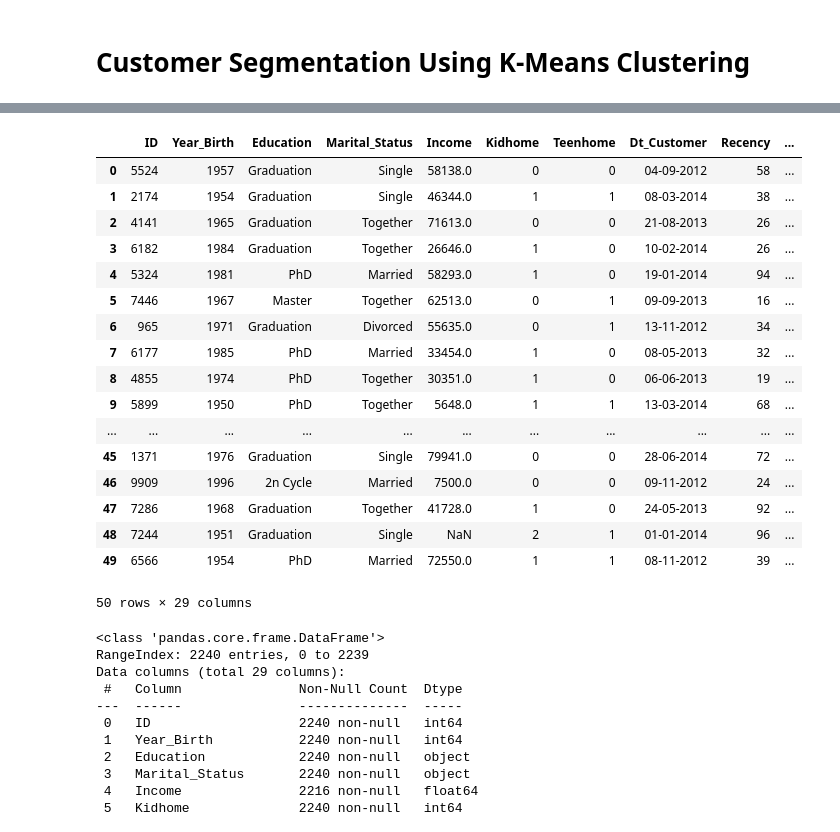
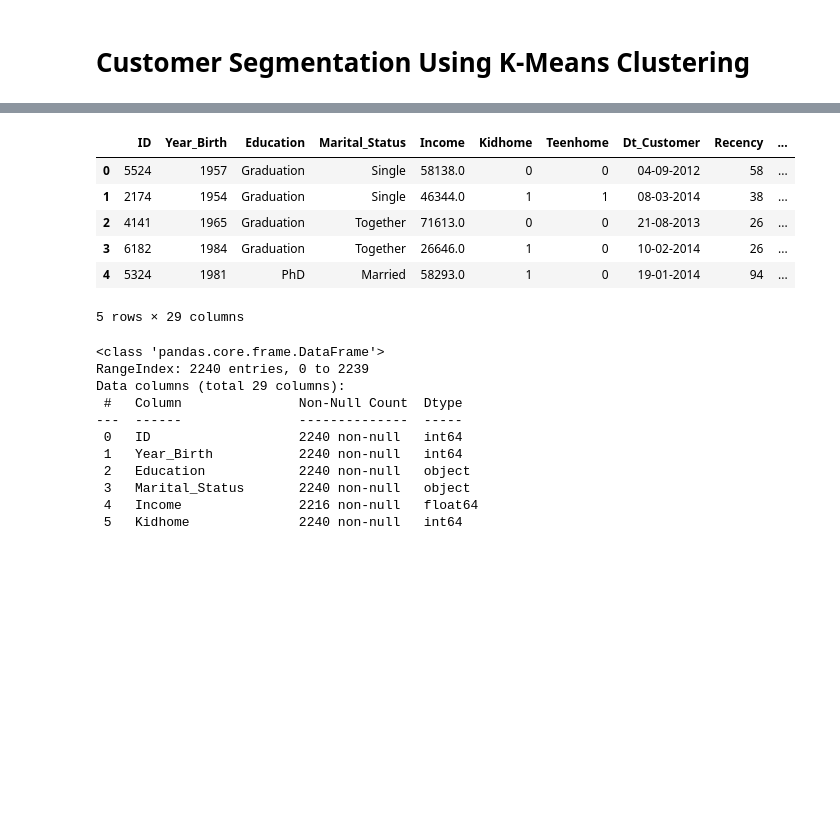
Before and after one commit to lauxpaux/CustomerSegmentation, a Jupyter notebook: customer_segmentation.ipynb, the cells around one changed output, grey strips where cells are left out. Drawn from its saved outputs; the diff is of its cells as text; code cells hidden in the pictures; blank space fills up the shorter version.

```diff
--- a/customer_segmentation.ipynb
+++ b/customer_segmentation.ipynb
@@ -85,25 +85,14 @@ NumDealsPurchases: Purchases made by the customer using promotion/sale  <br>
 # %%
 df = pd.read_csv('marketing_campaign.csv', sep='\t')
-df.head(50)
+df.head(5)
 # %% [output]
 |  | ID | Year_Birth | Education | Marital_Status | Income | Kidhome | Teenhome | Dt_Customer | Recency | ... |
 | 0 | 5524 | 1957 | Graduation | Single | 58138.0 | 0 | 0 | 04-09-2012 | 58 | ... |
 | 1 | 2174 | 1954 | Graduation | Single | 46344.0 | 1 | 1 | 08-03-2014 | 38 | ... |
 | 2 | 4141 | 1965 | Graduation | Together | 71613.0 | 0 | 0 | 21-08-2013 | 26 | ... |
 | 3 | 6182 | 1984 | Graduation | Together | 26646.0 | 1 | 0 | 10-02-2014 | 26 | ... |
 | 4 | 5324 | 1981 | PhD | Married | 58293.0 | 1 | 0 | 19-01-2014 | 94 | ... |
-| 5 | 7446 | 1967 | Master | Together | 62513.0 | 0 | 1 | 09-09-2013 | 16 | ... |
-| 6 | 965 | 1971 | Graduation | Divorced | 55635.0 | 0 | 1 | 13-11-2012 | 34 | ... |
-| 7 | 6177 | 1985 | PhD | Married | 33454.0 | 1 | 0 | 08-05-2013 | 32 | ... |
-| 8 | 4855 | 1974 | PhD | Together | 30351.0 | 1 | 0 | 06-06-2013 | 19 | ... |
-| 9 | 5899 | 1950 | PhD | Together | 5648.0 | 1 | 1 | 13-03-2014 | 68 | ... |
-| ... | ... | ... | ... | ... | ... | ... | ... | ... | ... | ... |
-| 45 | 1371 | 1976 | Graduation | Single | 79941.0 | 0 | 0 | 28-06-2014 | 72 | ... |
-| 46 | 9909 | 1996 | 2n Cycle | Married | 7500.0 | 0 | 0 | 09-11-2012 | 24 | ... |
-| 47 | 7286 | 1968 | Graduation | Together | 41728.0 | 1 | 0 | 24-05-2013 | 92 | ... |
-| 48 | 7244 | 1951 | Graduation | Single | NaN | 2 | 1 | 01-01-2014 | 96 | ... |
-| 49 | 6566 | 1954 | PhD | Married | 72550.0 | 1 | 1 | 08-11-2012 | 39 | ... |
-50 rows × 29 columns
+5 rows × 29 columns
 # %%
 df.info()
 # %% [output]
```
Also changed, not shown: parts of 12 cells of this notebook.
